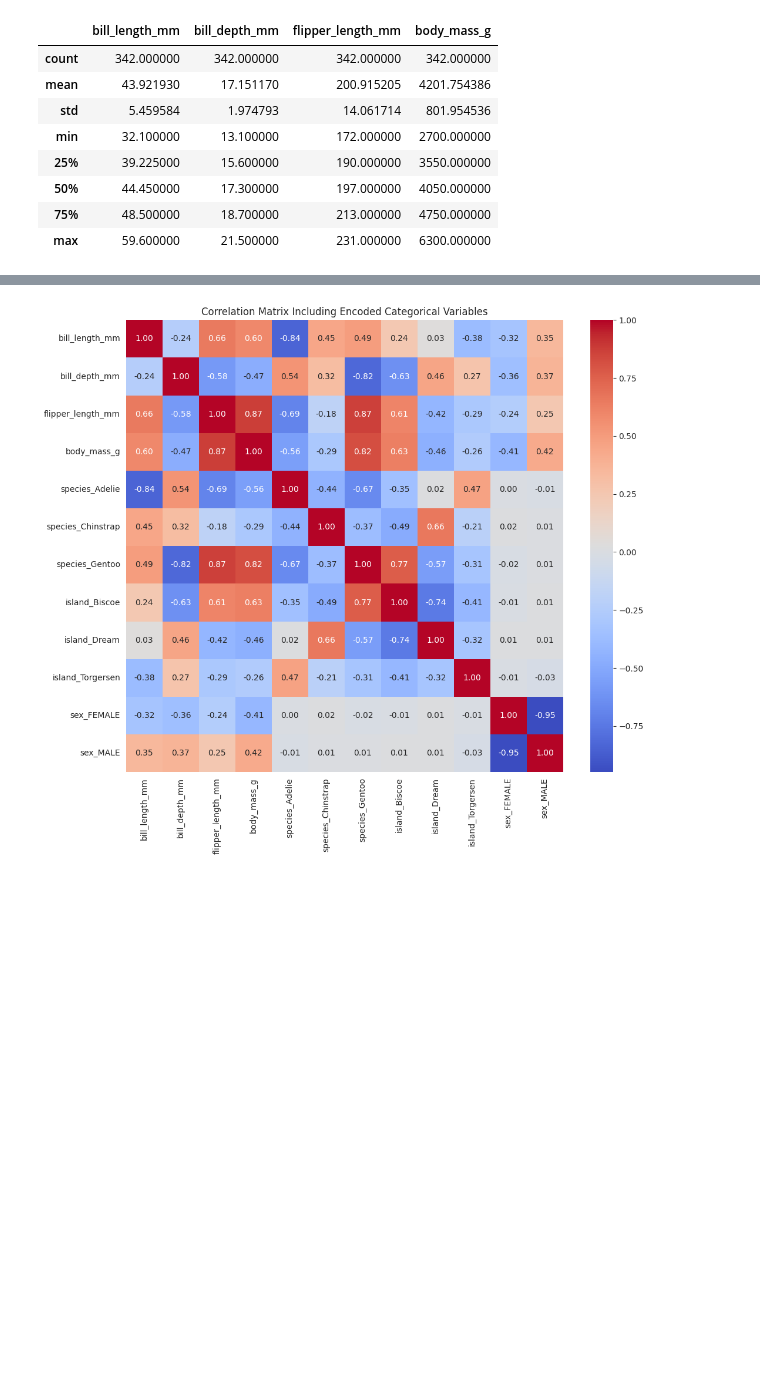
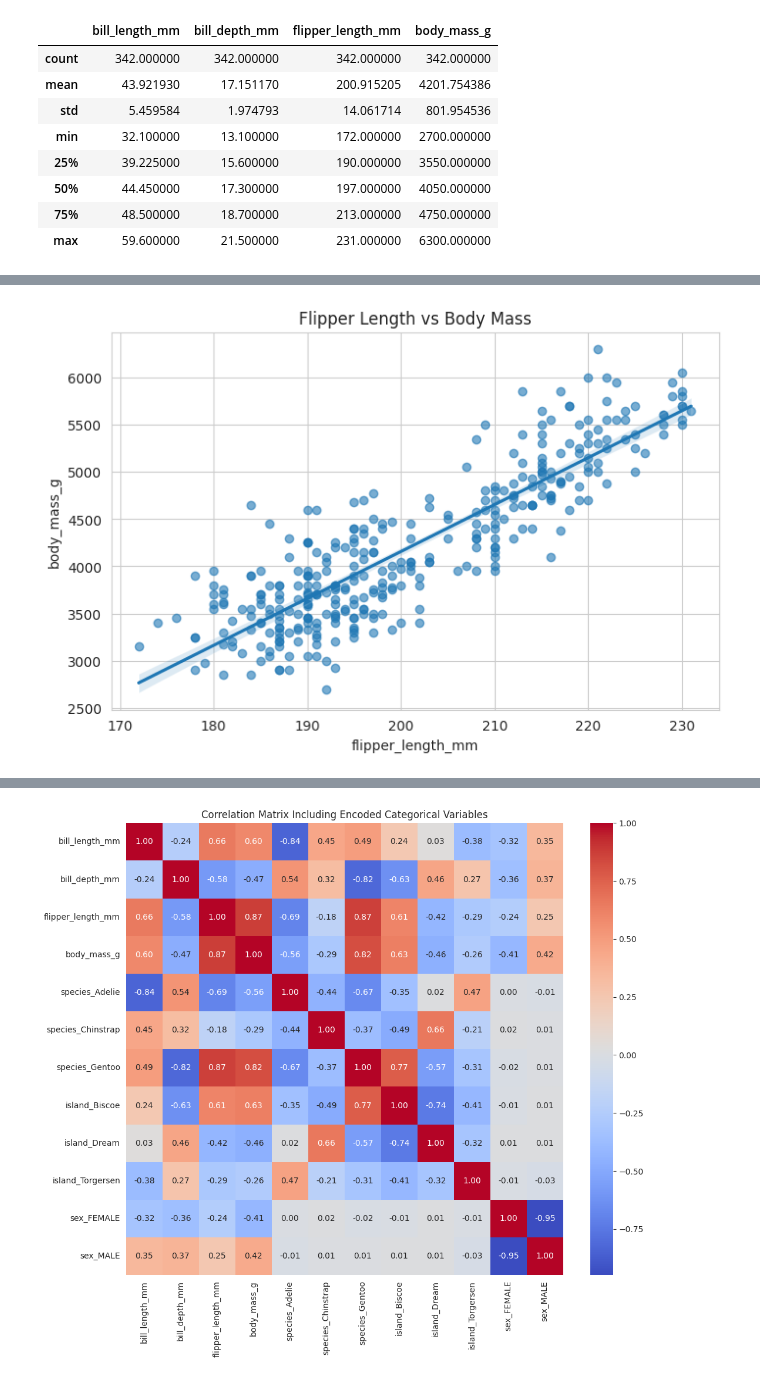
Before and after one commit to AbdulrahmanB-25/Understanding_Data_using_Statistics, a Jupyter notebook: Understanding_Data_using_Statistics.ipynb, the cells around one changed output, grey strips where cells are left out. Drawn from its saved outputs; the diff is of its cells as text; code cells hidden in the pictures; blank space fills up the shorter version.

Commit message:
Add covariance and correlation analysis with visualizations

```diff
--- a/Understanding_Data_using_Statistics.ipynb
+++ b/Understanding_Data_using_Statistics.ipynb
@@ -117,0 +140,9 @@ Passing `palette` without assigning `hue` is deprecated and will be removed in v
+# %%
+# visualization
+plt.figure(figsize=(8,5))
+sns.regplot(data=df, x='flipper_length_mm', y='body_mass_g', scatter_kws={'alpha':0.6})
+
+plt.title("Flipper Length vs Body Mass") # Add a title to the plot
+plt.show()
+# %% [output]
+[figure, added]
```
Also changed, not shown: parts of 8 cells of this notebook.
